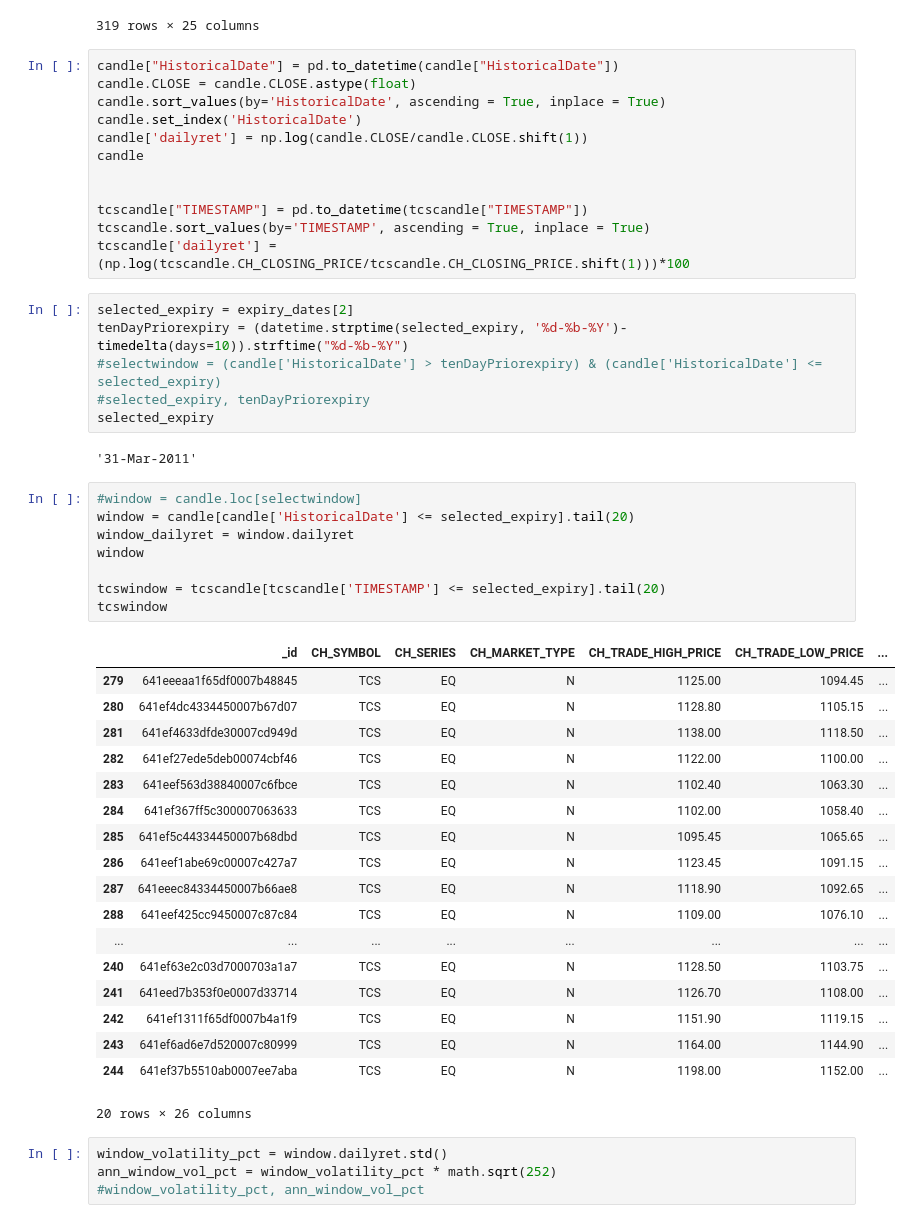
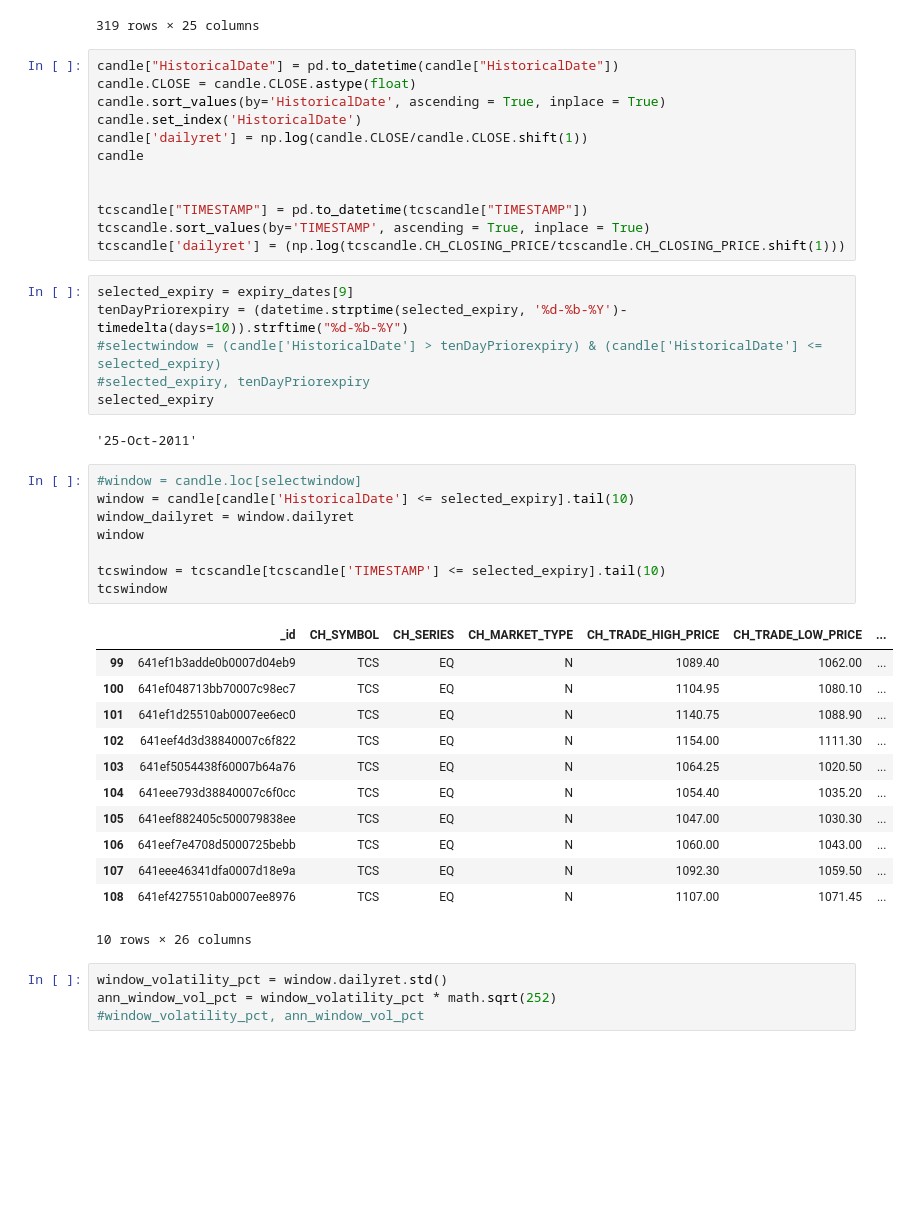
Before and after one commit to itsgk92/timepass, a Jupyter notebook: jupyternotebook/VolatilityCone.ipynb, the cells around one changed output. Saved outputs shown, nothing was run; the diff lists cells and outputs as text; blank space fills up the shorter version.

```diff
--- a/jupyternotebook/VolatilityCone.ipynb
+++ b/jupyternotebook/VolatilityCone.ipynb
@@ -63,42 +63,36 @@ candle
 
 tcscandle["TIMESTAMP"] = pd.to_datetime(tcscandle["TIMESTAMP"])
 tcscandle.sort_values(by='TIMESTAMP', ascending = True, inplace = True)
-tcscandle['dailyret'] = (np.log(tcscandle.CH_CLOSING_PRICE/tcscandle.CH_CLOSING_PRICE.shift(1)))*100
+tcscandle['dailyret'] = (np.log(tcscandle.CH_CLOSING_PRICE/tcscandle.CH_CLOSING_PRICE.shift(1)))
 # %%
-selected_expiry = expiry_dates[2]
+selected_expiry = expiry_dates[9]
 tenDayPriorexpiry = (datetime.strptime(selected_expiry, '%d-%b-%Y')-timedelta(days=10)).strftime("%d-%b-%Y")
 #selectwindow = (candle['HistoricalDate'] > tenDayPriorexpiry) & (candle['HistoricalDate'] <= selected_expiry)
 #selected_expiry, tenDayPriorexpiry
 selected_expiry
 # %% [output]
-'31-Mar-2011'
+'25-Oct-2011'
 # %%
 #window = candle.loc[selectwindow]
-window = candle[candle['HistoricalDate'] <= selected_expiry].tail(20)
+window = candle[candle['HistoricalDate'] <= selected_expiry].tail(10)
 window_dailyret = window.dailyret
 window
 
-tcswindow = tcscandle[tcscandle['TIMESTAMP'] <= selected_expiry].tail(20)
+tcswindow = tcscandle[tcscandle['TIMESTAMP'] <= selected_expiry].tail(10)
 tcswindow
 # %% [output]
 |  | _id | CH_SYMBOL | CH_SERIES | CH_MARKET_TYPE | CH_TRADE_HIGH_PRICE | CH_TRADE_LOW_PRICE | ... |
-| 279 | 641eeeaa1f65df0007b48845 | TCS | EQ | N | 1125.00 | 1094.45 | ... |
-| 280 | 641ef4dc4334450007b67d07 | TCS | EQ | N | 1128.80 | 1105.15 | ... |
-| 281 | 641ef4633dfde30007cd949d | TCS | EQ | N | 1138.00 | 1118.50 | ... |
-| 282 | 641ef27ede5deb00074cbf46 | TCS | EQ | N | 1122.00 | 1100.00 | ... |
-| 283 | 641eef563d38840007c6fbce | TCS | EQ | N | 1102.40 | 1063.30 | ... |
-| 284 | 641ef367ff5c300007063633 | TCS | EQ | N | 1102.00 | 1058.40 | ... |
-| 285 | 641ef5c44334450007b68dbd | TCS | EQ | N | 1095.45 | 1065.65 | ... |
-| 286 | 641eef1abe69c00007c427a7 | TCS | EQ | N | 1123.45 | 1091.15 | ... |
-| 287 | 641eeec84334450007b66ae8 | TCS | EQ | N | 1118.90 | 1092.65 | ... |
-| 288 | 641eef425cc9450007c87c84 | TCS | EQ | N | 1109.00 | 1076.10 | ... |
-| ... | ... | ... | ... | ... | ... | ... | ... |
-| 240 | 641ef63e2c03d7000703a1a7 | TCS | EQ | N | 1128.50 | 1103.75 | ... |
-| 241 | 641eed7b353f0e0007d33714 | TCS | EQ | N | 1126.70 | 1108.00 | ... |
-| 242 | 641ef1311f65df0007b4a1f9 | TCS | EQ | N | 1151.90 | 1119.15 | ... |
-| 243 | 641ef6ad6e7d520007c80999 | TCS | EQ | N | 1164.00 | 1144.90 | ... |
-| 244 | 641ef37b5510ab0007ee7aba | TCS | EQ | N | 1198.00 | 1152.00 | ... |
+| 99 | 641ef1b3adde0b0007d04eb9 | TCS | EQ | N | 1089.40 | 1062.00 | ... |
+| 100 | 641ef048713bb70007c98ec7 | TCS | EQ | N | 1104.95 | 1080.10 | ... |
+| 101 | 641ef1d25510ab0007ee6ec0 | TCS | EQ | N | 1140.75 | 1088.90 | ... |
+| 102 | 641eef4d3d38840007c6f822 | TCS | EQ | N | 1154.00 | 1111.30 | ... |
+| 103 | 641ef5054438f60007b64a76 | TCS | EQ | N | 1064.25 | 1020.50 | ... |
+| 104 | 641eee793d38840007c6f0cc | TCS | EQ | N | 1054.40 | 1035.20 | ... |
+| 105 | 641eef882405c500079838ee | TCS | EQ | N | 1047.00 | 1030.30 | ... |
+| 106 | 641eef7e4708d5000725bebb | TCS | EQ | N | 1060.00 | 1043.00 | ... |
+| 107 | 641eee46341dfa0007d18e9a | TCS | EQ | N | 1092.30 | 1059.50 | ... |
+| 108 | 641ef4275510ab0007ee8976 | TCS | EQ | N | 1107.00 | 1071.45 | ... |
-20 rows × 26 columns
+10 rows × 26 columns
 # %%
 window_volatility_pct = window.dailyret.std()
 ann_window_vol_pct = window_volatility_pct * math.sqrt(252)
```
Also changed, not shown: parts of 3 cells of this notebook, 1 other file.
